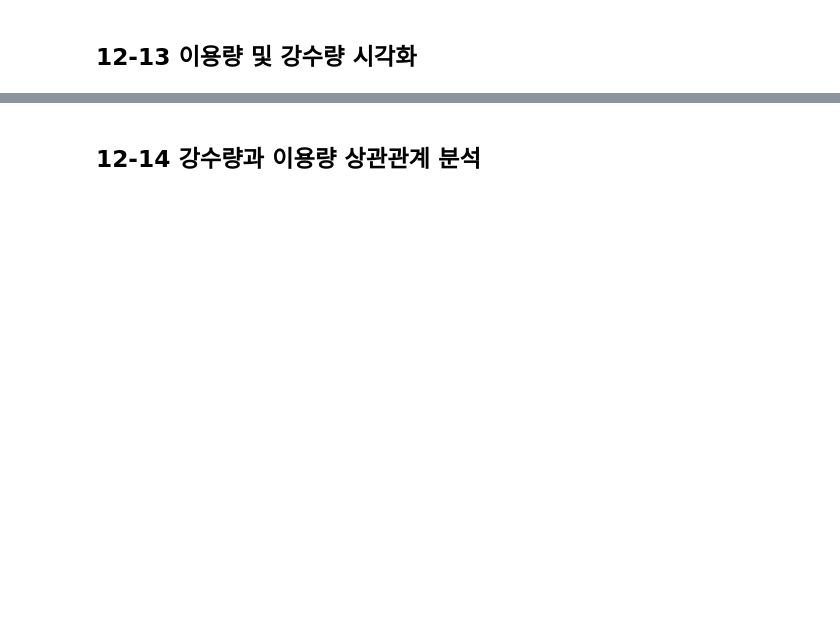
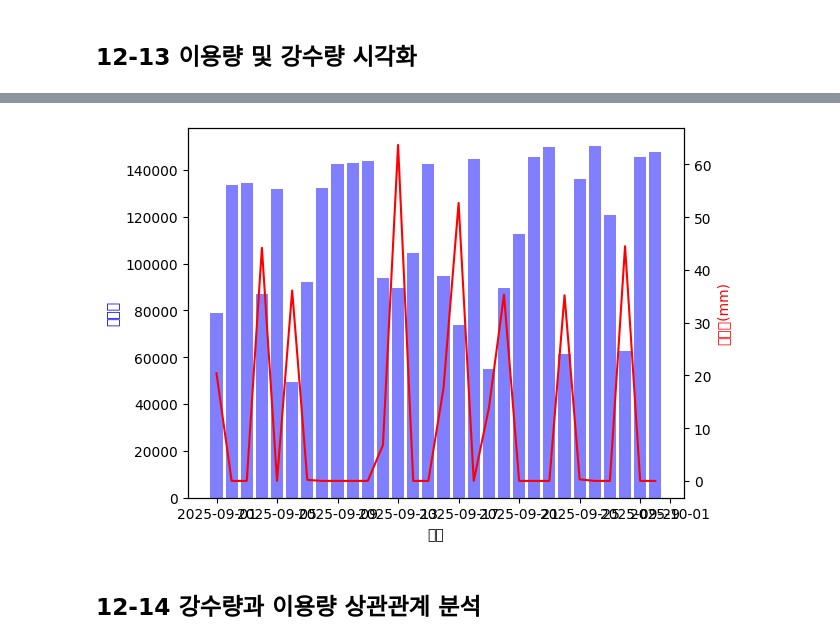
Before and after one commit to dmkim3778/Data-Analysis-with-Open-Source, a Jupyter notebook: 오픈소스_데이터_분석_12강.ipynb, the cells around one changed output, grey strips where cells are left out. Saved outputs shown, nothing was run; the diff lists cells and outputs as text; code cells hidden in the pictures; blank space fills up the shorter version.

```diff
--- a/오픈소스_데이터_분석_12강.ipynb
+++ b/오픈소스_데이터_분석_12강.ipynb
@@ -270,6 +376,6 @@ plt.show()
 ## 12-10 강수량 데이터 로드
 # %%
 ## 강수량 데이터 CSV 파일 로드
-file_path = 'seoul_rain_2023_04.csv'
+file_path = 'seoul_rain_2025_09.csv'
 rain_df = pd.read_csv(file_path, encoding='cp949', skiprows=12)
 rain_df.head(5)
@@ -279,15 +392,16 @@ rain_df.head(5)
 ## '일시' 컬럼 datetime 형식으로 변환
 rain_df['일시'] = pd.to_datetime(rain_df['일시'], format='%Y-%m-%d')
 ## '강수량(mm)' 컬럼 결측치 0으로 채우기
-
+rain_df['강수량(mm)']=rain_df['강수량(mm)'].fillna(0)
+## '지점번호' 컬럼 제거
 ## 불필요한 컬럼 제거
-rain_df.drop(columns=['\t지점번호', 'Unnamed: 6'], inplace=True)
+rain_df.drop(columns=['\t지점번호', 'Unnamed: 6'], inplace=True, errors='ignore')
 # %% [markdown]
 ## 12-12 일자별 이용량 데이터와 강수량 데이터 병합
 # %%
 ## 일자별 이용량과 강수량 데이터 병합 (daily_usage_gf의 기준_날짜, rain_df의 일시를 기준으로 결합)
-
+merge_df=pd.merge(daily_usage_df, rain_df,left_on='기준_날짜', right_on='일시', how='left')
 ## 'count' 컬럼명 '이용량'으로 변경
-merged_df.rename(columns={'count': '이용량'}, inplace=True)
+merge_df.rename(columns={'count': '이용량'}, inplace=True)
 ## 병합된 데이터프레임 상위 5행 출력
-merged_df.head(5)
+merge_df.head(5)
@@ -299,9 +420,9 @@ fig, ax1 = plt.subplots()
 ax2 = ax1.twinx() ## 두 번째 y축 생성
 
 ## 첫 번째 y축에 이용량 막대 그래프 그리기
-
+ax1.bar(merge_df['일시'], merge_df['이용량'], color='b', alpha=0.5)
 ## 두 번째 y축에 강수량 꺾은선 그래프 그리기
-
+ax2.plot(merge_df['일시'], merge_df['강수량(mm)'], color='r')
 
 ## x축 및 y축 레이블 설정
 ax1.set_xlabel('날짜')
@@ -310,3 +431,4 @@ ax2.set_ylabel('강수량(mm)', color='r')
 
 ## 그래프 표시
 plt.show()
+# %% [output]
@@ -313,3 +452,4 @@ plt.show()
+[figure, added]
 # %% [markdown]
 ## 12-14 강수량과 이용량 상관관계 분석
 # %%
```
Also changed, not shown: parts of 7 cells of this notebook.
